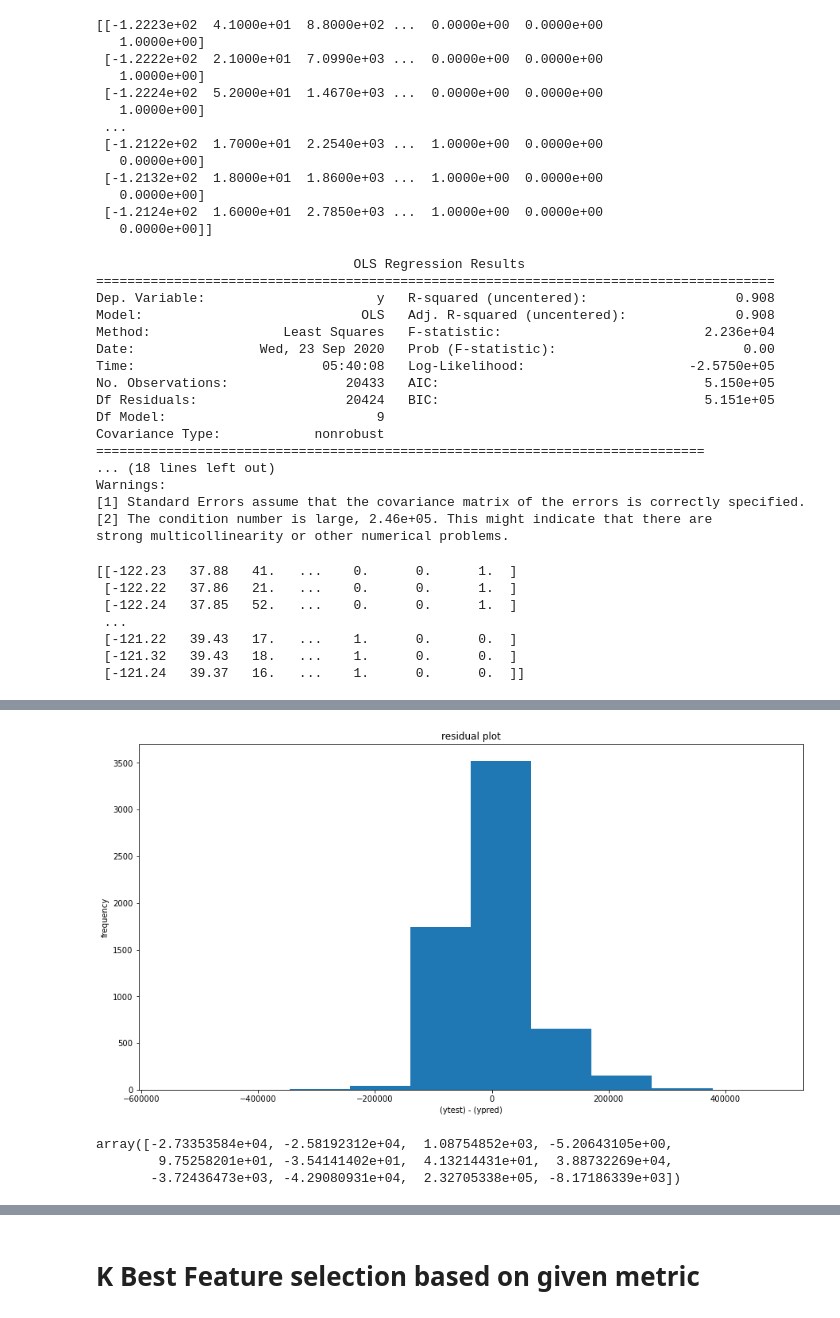
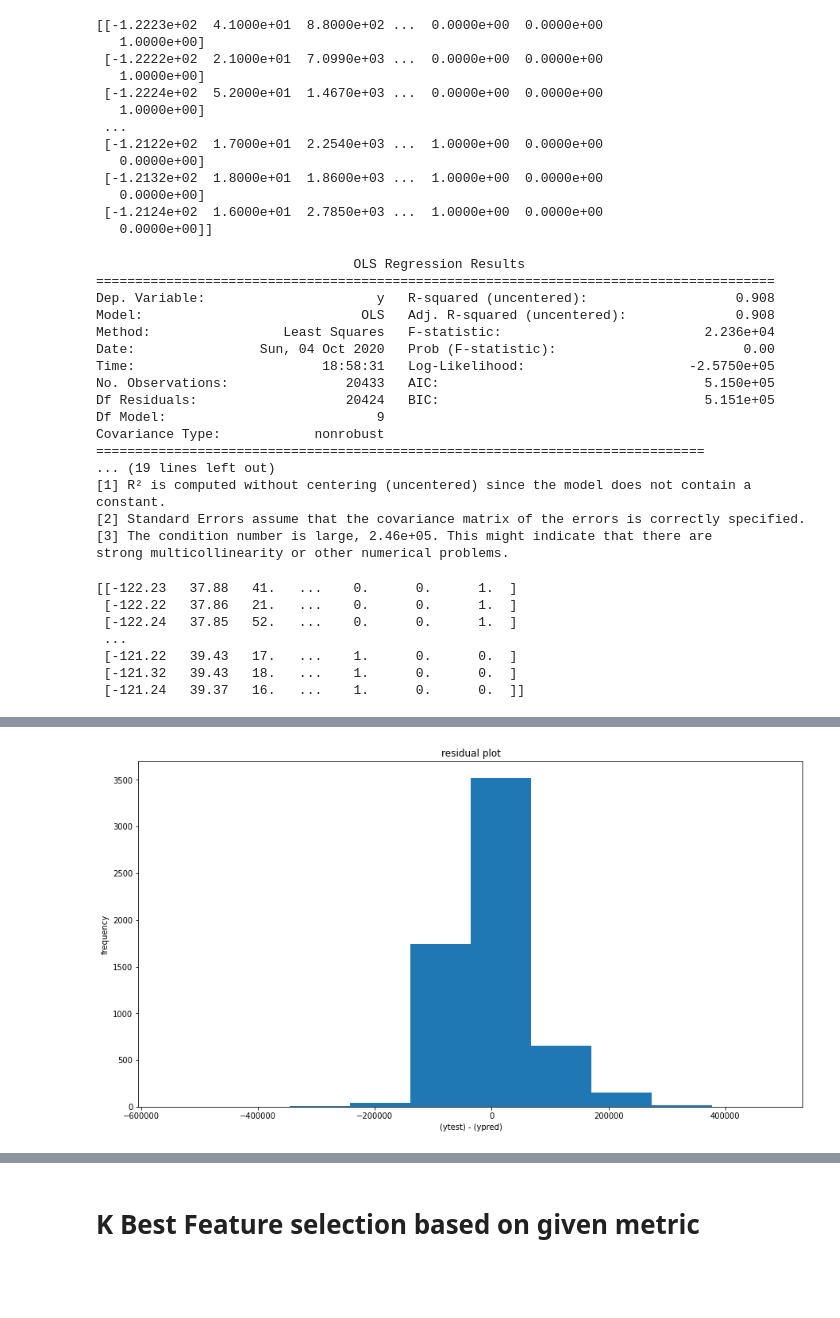
Before and after one commit to bharath-nepoleon/sklearn-session, a Jupyter notebook: linear-regression.ipynb, the cells around one changed output, grey strips where cells are left out. Drawn from its saved outputs; the diff is of its cells as text; code cells hidden in the pictures; blank space fills up the shorter version.

```diff
--- a/linear-regression.ipynb
+++ b/linear-regression.ipynb
@@ -8,10 +8,10 @@ import matplotlib.pyplot as plt
 # %%
 # Mount Google drive
 # from google.colab import drive
-drive.mount('/content/drive')
-# save filepath to variable for easier access
-housing_data_file_path = '/content/drive/My Drive/housing.csv'
-# housing_data_file_path = './housing.csv'
+# drive.mount('/content/drive')
+# # save filepath to variable for easier access
+# # housing_data_file_path = '/content/drive/My Drive/housing.csv'
+housing_data_file_path = 'https://raw.githubusercontent.com/bharath-nepoleon/sklearn-session/master/housing.csv'
 # read the data and store data in DataFrame titled melbourne_data
 housing_data = pd.read_csv(housing_data_file_path)
 # print a summary of the data in Melbourne data
@@ -389,5 +372,14 @@ print(x)
  [-121.22   39.43   17.   ...    1.      0.      0.  ]
  [-121.32   39.43   18.   ...    1.      0.      0.  ]
  [-121.24   39.37   16.   ...    1.      0.      0.  ]]
+# %%
+def plot(ytest,ypred):
+    plt.figure(figsize=(15,8))
+    plt.xlabel('(ytest) - (ypred)')
+    plt.ylabel('frequency')
+    plt.title('residual plot')
+    plt.hist(ytest-ypred)
+    print(f"root mean squared error for test data is {np.sqrt(mean_squared_error(ytest,ypred)):.2f}")
+    plt.show()
 # %%
 import statsmodels.api as sm
@@ -489,11 +471,8 @@ print(x)
    0.0000e+00]]
 # %%
 import statsmodels.api as sm
-
 model3=sm.OLS(y,x)
-
 result=model3.fit()
-
 print(result.summary())
 # %% [output]
                                  OLS Regression Results
@@ -501,17 +480,17 @@ print(result.summary())
 Dep. Variable:                      y   R-squared (uncentered):                   0.908
 Model:                            OLS   Adj. R-squared (uncentered):              0.908
 Method:                 Least Squares   F-statistic:                          2.236e+04
-Date:                Wed, 23 Sep 2020   Prob (F-statistic):                        0.00
-Time:                        05:40:08   Log-Likelihood:                     -2.5750e+05
+Date:                Sun, 04 Oct 2020   Prob (F-statistic):                        0.00
+Time:                        18:58:31   Log-Likelihood:                     -2.5750e+05
 No. Observations:               20433   AIC:                                  5.150e+05
 Df Residuals:                   20424   BIC:                                  5.151e+05
 Df Model:                           9
 Covariance Type:            nonrobust
 ==============================================================================
-... (18 lines left out)
-Warnings:
-[1] Standard Errors assume that the covariance matrix of the errors is correctly specified.
-[2] The condition number is large, 2.46e+05. This might indicate that there are
+... (19 lines left out)
+[1] R² is computed without centering (uncentered) since the model does not contain a constant.
+[2] Standard Errors assume that the covariance matrix of the errors is correctly specified.
+[3] The condition number is large, 2.46e+05. This might indicate that there are
 strong multicollinearity or other numerical problems.
 # %%
 x=housing_data_clean.drop(columns=['median_house_value','x0_NEAR OCEAN']).values
@@ -533,12 +512,5 @@ from sklearn.linear_model import LinearRegression
 model = LinearRegression()
 model.fit(xtrain,ytrain)
 ypred = model.predict(xtest)
-plt.figure(figsize=(15,8))
-plt.xlabel('(ytest) - (ypred)')
-plt.ylabel('frequency')
-plt.title('residual plot')
-plt.hist(ytest-ypred)
-print("root mean squared error for test data   is "+str(np.sqrt(mean_squared_error(ytest,ypred))))
-plt.show()
-model.coef_
+plot(ytest,ypred)
 # %% [output]
@@ -546,7 +518,4 @@ root mean squared error for test data   is 68551.87238289176
-[figure, old version]
+[figure, new version]
-array([-2.73353584e+04, -2.58192312e+04,  1.08754852e+03, -5.20643105e+00,
-        9.75258201e+01, -3.54141402e+01,  4.13214431e+01,  3.88732269e+04,
-       -3.72436473e+03, -4.29080931e+04,  2.32705338e+05, -8.17186339e+03])
 # %%
 from sklearn.feature_selection import SelectKBest,f_regression
 kbest = SelectKBest(f_regression, k='all')
```
Also changed, not shown: parts of 27 cells of this notebook.
